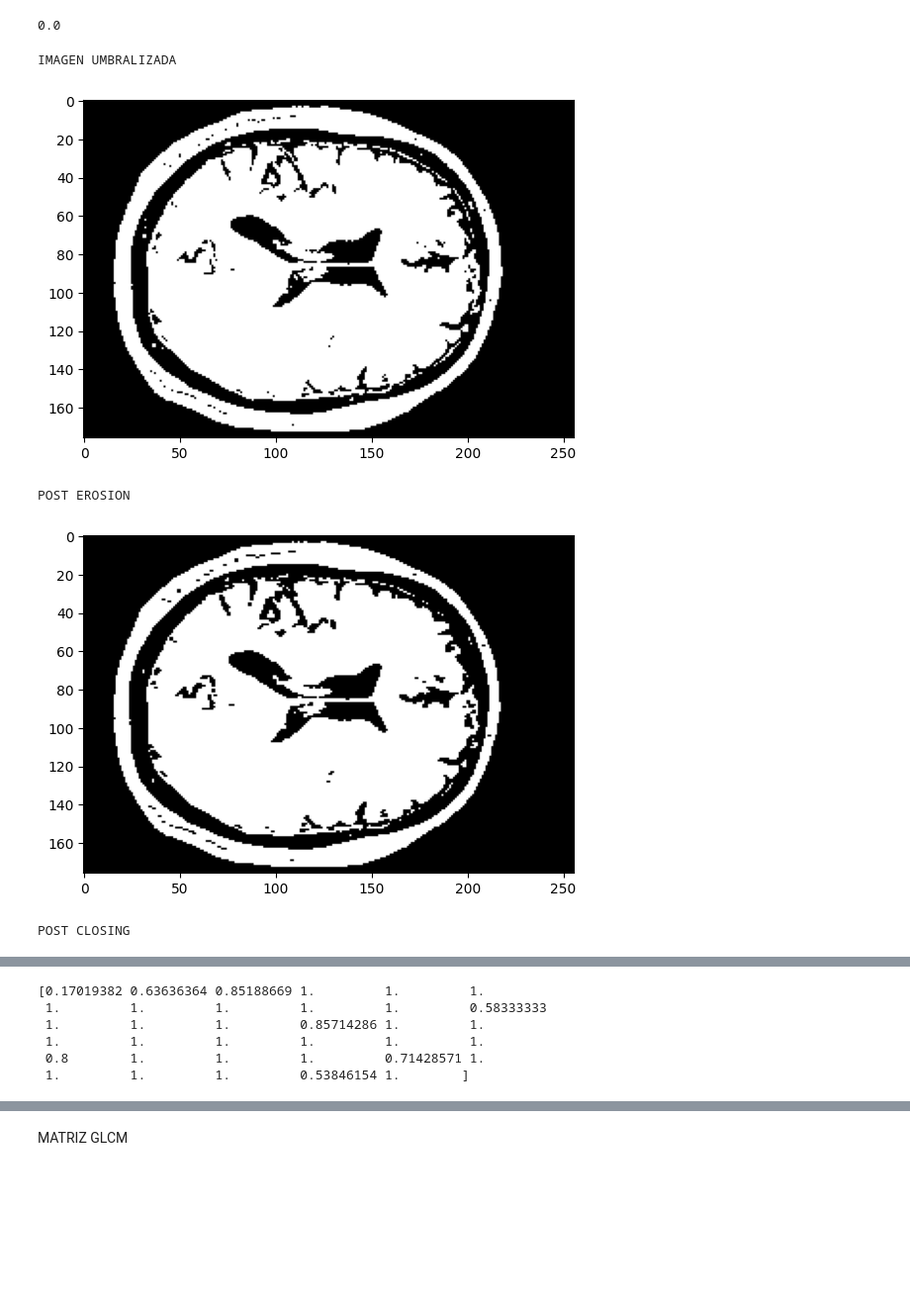
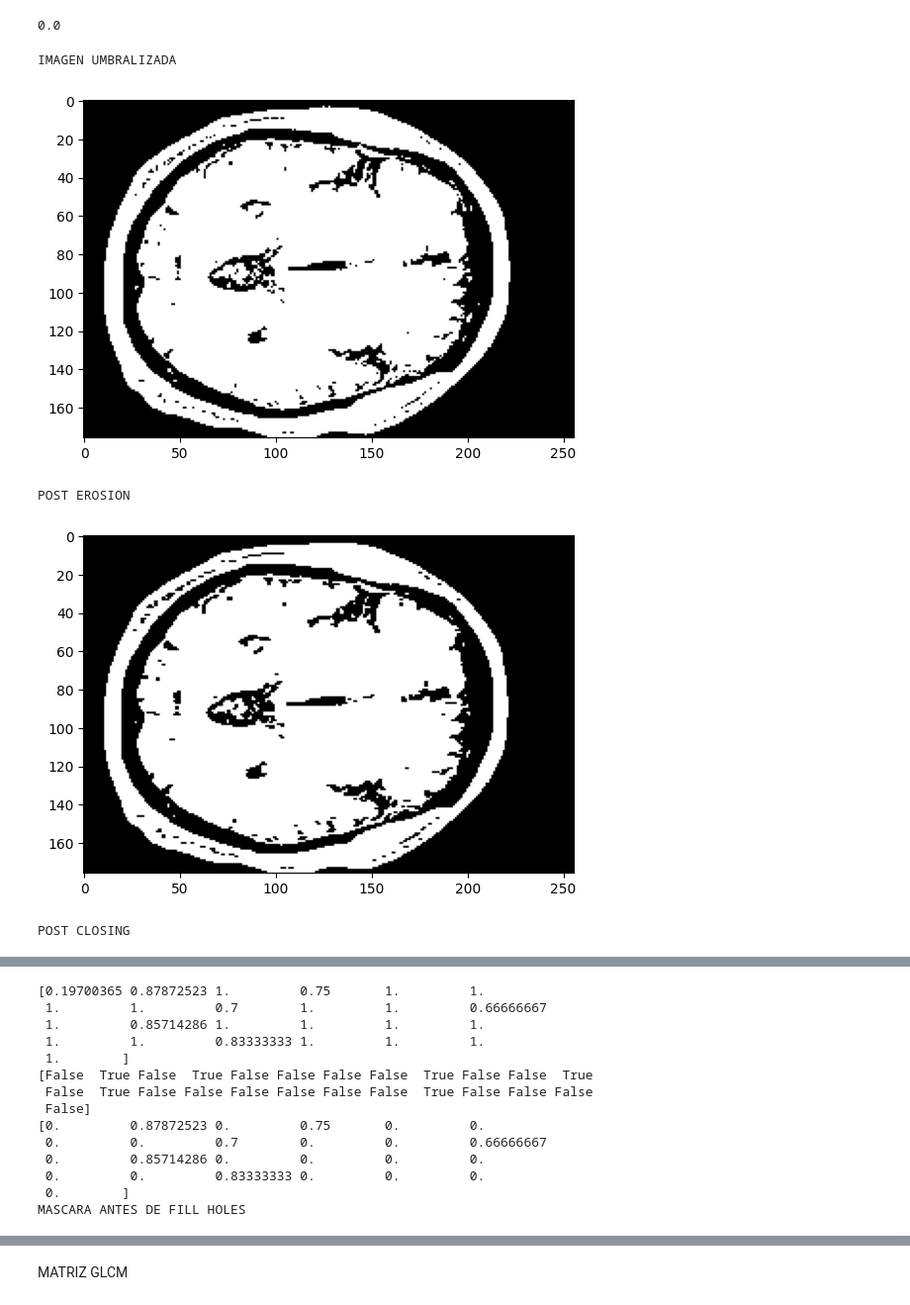
Before and after one commit to renatosalvatore1/PSIB2026Q1-TPI-Grupo1-Di-Pasquale-Vallejos-Salvatore, a Jupyter notebook: notebooks/nato-pruebas.ipynb, the cells around one changed output, grey strips where cells are left out. Shown at 99% size. Saved outputs shown, nothing was run; the diff lists cells and outputs as text; code cells hidden in the pictures; blank space fills up the shorter version.

```diff
--- a/notebooks/nato-pruebas.ipynb
+++ b/notebooks/nato-pruebas.ipynb
@@ -79,7 +79,7 @@ class SkullStripper:
         #indice = np.argmax(areas)
         solidez = np.array([region.solidity for region in propiedades])
         print(solidez)
-        eliminar = (solidez != max(solidez)) & (solidez != min(solidez))
+        eliminar = (solidez != solidez.max()) & (solidez != solidez.min())
         print(eliminar)
         solidez = solidez*eliminar
         print(solidez)
@@ -87,38 +87,38 @@ class SkullStripper:
         mascara = 0
         n = 0
         for i in range(len(solidez)):
-            if solidez[i] != min(solidez):
+            if solidez[i] != solidez.min():
                 n = etiquetas == (i+1)
             mascara = mascara + n
         print("MASCARA ANTES DE FILL HOLES")
         plt.imshow(mascara[:,:], cmap='gray')
         plt.show()
         mascara_rellena = binary_fill_holes(mascara)
         self.resultado = self.volumen * mascara_rellena
         print("MASCARA")
         plt.imshow(mascara_rellena[:,:],cmap='gray')
         plt.show()
 
         self.resultado = self.volumen * mascara_rellena
         print("RESULTADO")
         plt.imshow(self.resultado[:,:],cmap='gray')
         plt.show()
         print("corte")
         plt.imshow(self.volumen[:,:],cmap='gray')
         plt.show()
 
     def strip(self):
         self.umbral()
         self.aplicar_morfologia()
         self.etiquetado_y_mascara()
         return self.resultado
 
-volumen = data[:,:,170]
-stripper = SkullStripper(volumen,170)
+volumen = data[:,:,200]
+stripper = SkullStripper(volumen,200)
 resultado = stripper.strip()
 # %% [output]
 IMAGEN UMBRALIZADA
-[figure, old version]
+[figure, new version]
 POST EROSION
-[figure, old version]
+[figure, new version]
 POST CLOSING
@@ -126,6 +126,14 @@ POST CLOSING
-[0.17019382 0.63636364 0.85188669 1.         1.         1.
- 1.         1.         1.         1.         1.         0.58333333
- 1.         1.         1.         0.85714286 1.         1.
- 1.         1.         1.         1.         1.         1.
- 0.8        1.         1.         1.         0.71428571 1.
- 1.         1.         1.         0.53846154 1.        ]
+[0.19700365 0.87872523 1.         0.75       1.         1.
+ 1.         1.         0.7        1.         1.         0.66666667
+ 1.         0.85714286 1.         1.         1.         1.
+ 1.         1.         0.83333333 1.         1.         1.
+ 1.        ]
+[False  True False  True False False False False  True False False  True
+ False  True False False False False False False  True False False False
+ False]
+[0.         0.87872523 0.         0.75       0.         0.
+ 0.         0.         0.7        0.         0.         0.66666667
+ 0.         0.85714286 0.         0.         0.         0.
+ 0.         0.         0.83333333 0.         0.         0.
+ 0.        ]
+MASCARA ANTES DE FILL HOLES
```
Also changed, not shown: parts of 5 cells of this notebook, 3 other files.
